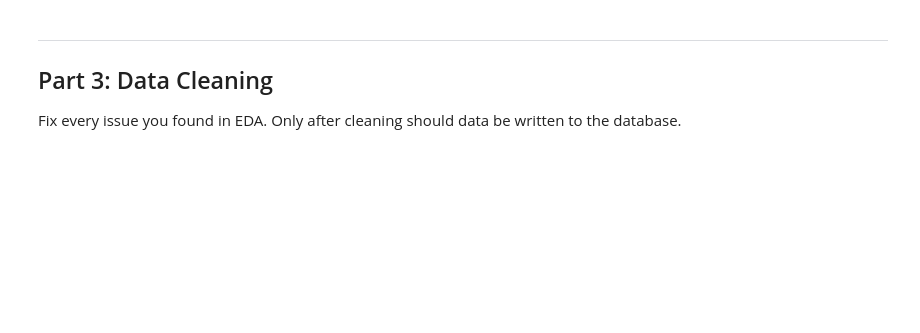
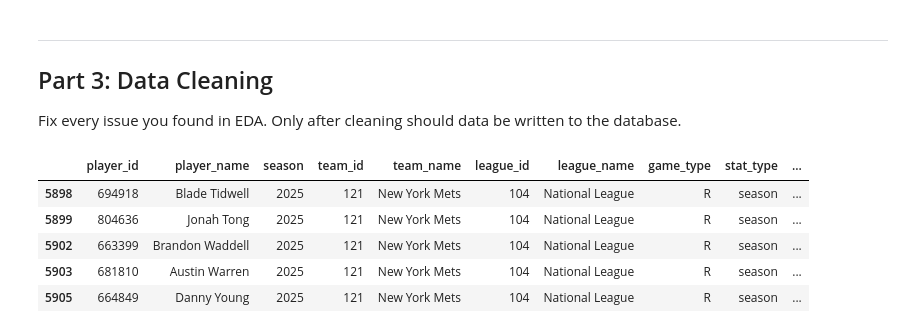
Before and after one commit to ZachBenetzky/DAT-400-Pitch-Clock-Capstone-Project, a Jupyter notebook: capstone.ipynb, the cells around one changed output. Saved outputs shown, nothing was run; the diff lists cells and outputs as text; code cells hidden in the pictures; blank space fills up the shorter version.

Commit message:
splitting data

```diff
--- a/capstone.ipynb
+++ b/capstone.ipynb
@@ -169,6 +169,7 @@ Useful methods: `.shape`, `.dtypes`, `.isnull().sum()`, `.duplicated().sum()`, `
 # %%
 print(mlb_data.shape)
 print(mlb_data.dtypes)
+pd.set_option('display.max_columns', None)
 mlb_data.head(5)
 # %% [output]
 (5907, 77)
@@ -217,0 +290,10 @@ Fix every issue you found in EDA. Only after cleaning should data be written to
+# %%
+mlb_pitchers = mlb_data.loc[mlb_data['stat_group'] == 'pitching']
+mlb_pitchers.tail(5)
+# %% [output]
+|  | player_id | player_name | season | team_id | team_name | league_id | league_name | game_type | stat_type | ... |
+| 5898 | 694918 | Blade Tidwell | 2025 | 121 | New York Mets | 104 | National League | R | season | ... |
+| 5899 | 804636 | Jonah Tong | 2025 | 121 | New York Mets | 104 | National League | R | season | ... |
+| 5902 | 663399 | Brandon Waddell | 2025 | 121 | New York Mets | 104 | National League | R | season | ... |
+| 5903 | 681810 | Austin Warren | 2025 | 121 | New York Mets | 104 | National League | R | season | ... |
+| 5905 | 664849 | Danny Young | 2025 | 121 | New York Mets | 104 | National League | R | season | ... |
```
Also changed, not shown: parts of 13 cells of this notebook.
